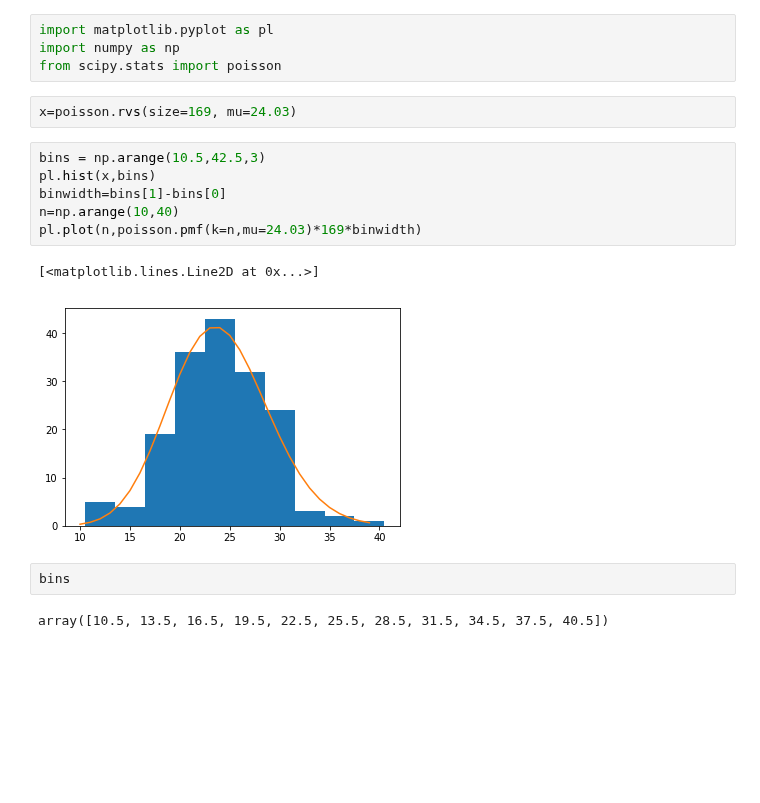
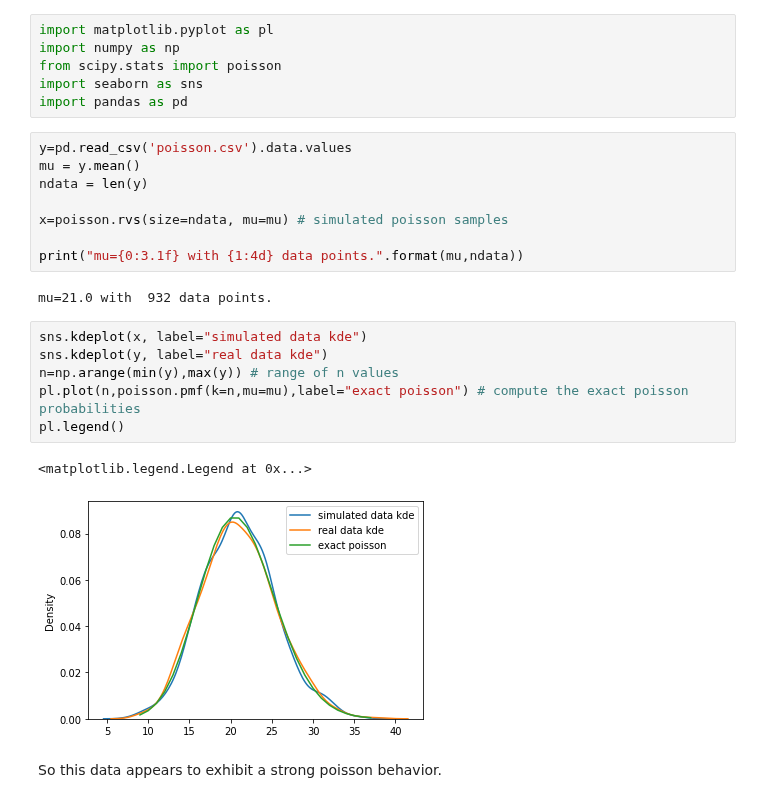
Before and after one commit to sspickle/instrumentation-projects, a Jupyter notebook: proj5/CheckPoisson.ipynb, the cells around one changed output. Drawn from its saved outputs; the diff is of its cells as text; blank space fills up the shorter version.

Commit message:
update poisson notebooks

```diff
--- a/proj5/CheckPoisson.ipynb
+++ b/proj5/CheckPoisson.ipynb
@@ -4,18 +8,26 @@
 import matplotlib.pyplot as pl
 import numpy as np
 from scipy.stats import poisson
+import seaborn as sns
+import pandas as pd
-# %%
-x=poisson.rvs(size=169, mu=24.03)
-# %%
-bins = np.arange(10.5,42.5,3)
-pl.hist(x,bins)
-binwidth=bins[1]-bins[0]
-n=np.arange(10,40)
-pl.plot(n,poisson.pmf(k=n,mu=24.03)*169*binwidth)
-# %% [output]
-[<matplotlib.lines.Line2D at 0x...>]
-[figure, removed]
-# %%
-bins
-# %% [output]
-array([10.5, 13.5, 16.5, 19.5, 22.5, 25.5, 28.5, 31.5, 34.5, 37.5, 40.5])
+# %%
+y=pd.read_csv('poisson.csv').data.values
+mu = y.mean()
+ndata = len(y)
+
+x=poisson.rvs(size=ndata, mu=mu) # simulated poisson samples
+
+print("mu={0:3.1f} with {1:4d} data points.".format(mu,ndata))
+# %% [output]
+mu=21.0 with  932 data points.
+# %%
+sns.kdeplot(x, label="simulated data kde")
+sns.kdeplot(y, label="real data kde")
+n=np.arange(min(y),max(y)) # range of n values
+pl.plot(n,poisson.pmf(k=n,mu=mu),label="exact poisson") # compute the exact poisson probabilities
+pl.legend()
+# %% [output]
+<matplotlib.legend.Legend at 0x...>
+[figure, added]
+# %% [markdown]
+So this data appears to exhibit a strong poisson behavior.
```
Also changed, not shown: parts of 2 cells of this notebook, 1 other file.
